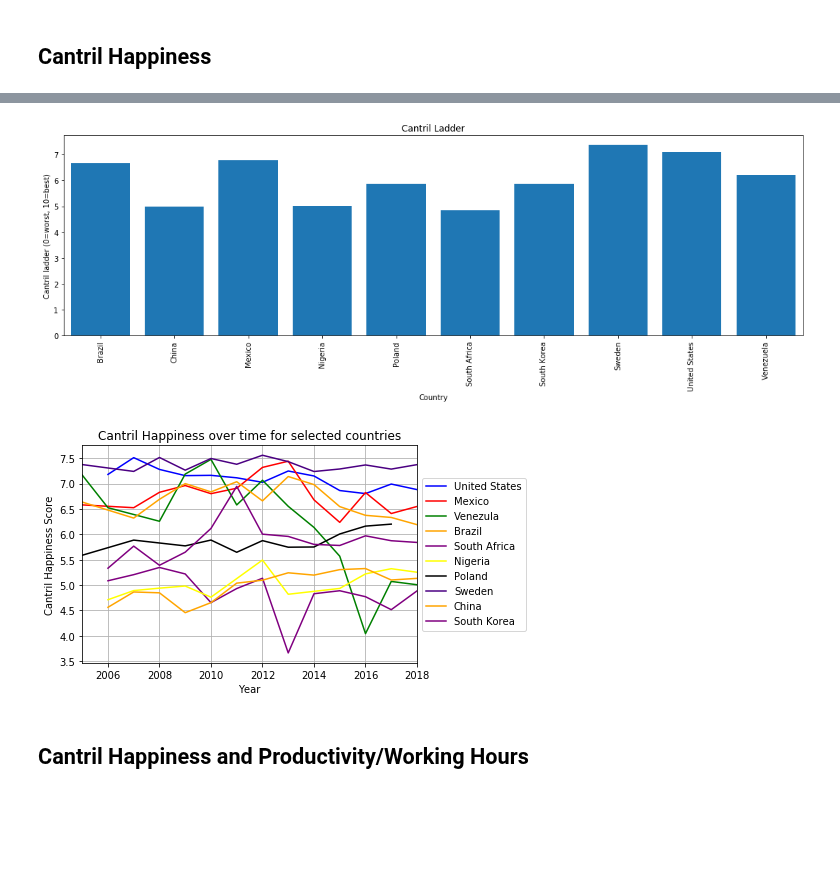
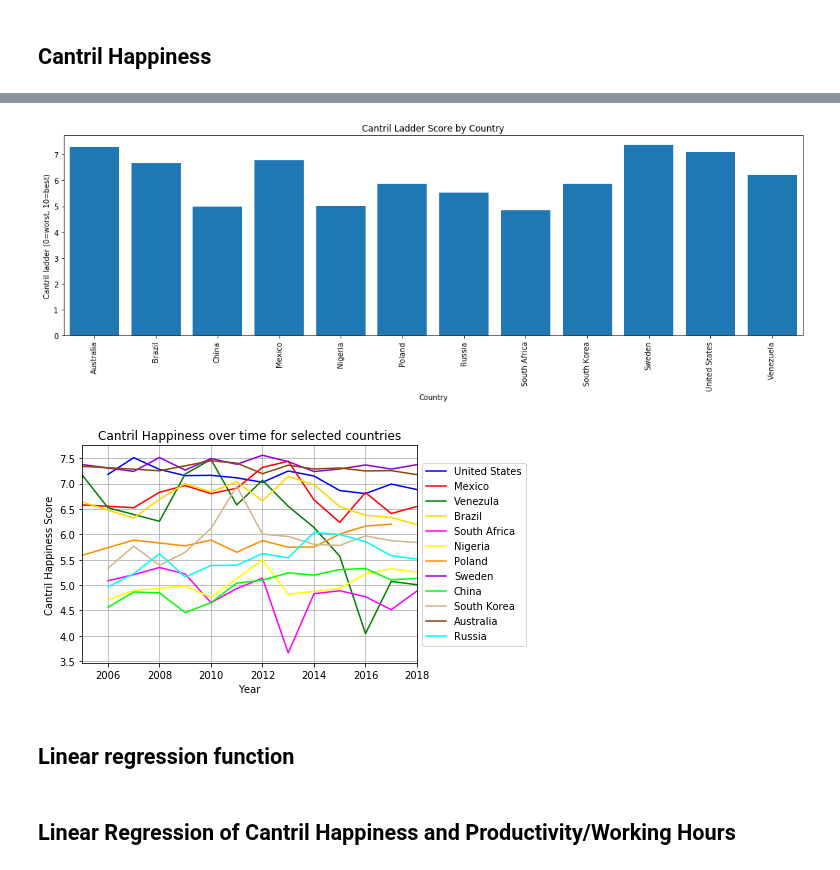
Before and after one commit to JeremyBrent/RUDS_project_1, a Jupyter notebook: Data_analysis.ipynb, the cells around one changed output, grey strips where cells are left out. Cells and saved outputs as stored; diff of their text form; code cells hidden in the pictures; blank space fills up the shorter version.

Commit message:
Cleaned World Happiness Report Data

```diff
--- a/Data_analysis.ipynb
+++ b/Data_analysis.ipynb
@@ -8,5 +8,5 @@ from scipy.stats import stats
 ## Countries List
 # %%
 # Countries we will analyze
-# We are 'randomly' picking two countries from each continent excluding Australia and Antartica.
-countries_list = ["United States","Mexico","Venezuela","Brazil","South Africa","Nigeria","Poland","Sweden","China","South Korea"]
+# We are 'randomly' picking two countries from each continent excluding Antartica.
+countries_list = ["United States","Mexico","Venezuela","Brazil","South Africa","Nigeria","Poland","Sweden","China","South Korea","Russia", "Australia" ]
@@ -105,61 +246,55 @@ data_df
 # %%
-#Obtaining and visualizing Cantril Happiness score average per chosen country
-filepath = os.path.join("Data","Life_satisfcation_and_happiness","happiness_cantril_ladder.csv")
-Cantril_hap = pd.read_csv(filepath)
-Cantril_hap  = Cantril_hap.rename(columns={"World Happiness Report 2016 (Cantril Ladder (0=worst; 10=best))":"Cantril Ladder(0=worst,10=best)"})
-
-Cantril_hap = Cantril_hap[Cantril_hap.Entity.isin(countries_list)]
-Cantril_hap_group = Cantril_hap.groupby("Entity").mean().reset_index()
-Cantril_hap_group.count()
-
-
+#Graphically displaying Average Cantril Happiness Score by country
 xlocation = [value for value in Cantril_hap_group["Entity"]]
 f, ax = plt.subplots(figsize=(18,5))
 plt.bar(Cantril_hap_group["Entity"],Cantril_hap_group["Cantril Ladder(0=worst,10=best)"])
 plt.xticks(xlocation,Cantril_hap_group["Entity"],rotation=90)
 plt.xlabel("Country")
 plt.ylabel("Cantril ladder (0=worst, 10=best)")
-plt.title("Cantril Ladder")
+plt.title("Cantril Ladder Score by Country")
 plt.xlim(-.5,len(Cantril_hap_group.Entity)-.5)
 plt.show()
 # %% [output]
-[figure, old version]
+[figure, new version]
 # %%
 # Obtaining and visualizing Cantril Happiness score over time per chosen country
-filepath = os.path.join("Data","Life_satisfcation_and_happiness","happiness_cantril_ladder.csv")
-data_df = pd.read_csv(filepath)
+Cantril_hap
 
-data_df = data_df.rename(columns={"World Happiness Report 2016 (Cantril Ladder (0=worst; 10=best))":"Cantril Ladder(0=worst,10=best)"})
-data_df = data_df[data_df.Entity.isin(countries_list)]
-countries_list = [name for name in data_df.Entity.unique()]
-years = data_df.Year
-
+countries_list = [name for name in Cantril_hap.Entity.unique()]
+years = [value for value in Cantril_hap.Year.unique()]
+years
 # Country data
-US_data = data_df.loc[data_df.Entity == "United States"]
-Mexico_data = data_df.loc[data_df.Entity == "Mexico"]
-Venezuela_data = data_df.loc[data_df.Entity == "Venezuela"]
-Brazil_data = data_df.loc[data_df.Entity == "Brazil"]
-South_Africa_data = data_df.loc[data_df.Entity == "South Africa"]
-Nigeria_data = data_df.loc[data_df.Entity == "Nigeria"]
-Poland_data = data_df.loc[data_df.Entity == "Poland"]
-Sweden_data = data_df.loc[data_df.Entity == "Sweden"]
-China_data = data_df.loc[data_df.Entity == "China"]
-South_Korea_data = data_df.loc[data_df.Entity == "South Korea"]
+US_data = Cantril_hap.loc[Cantril_hap.Entity == "United States"]
+Mexico_data = Cantril_hap.loc[Cantril_hap.Entity == "Mexico"]
+Venezuela_data = Cantril_hap.loc[Cantril_hap.Entity == "Venezuela"]
+Brazil_data = Cantril_hap.loc[Cantril_hap.Entity == "Brazil"]
+South_Africa_data = Cantril_hap.loc[Cantril_hap.Entity == "South Africa"]
+Nigeria_data = Cantril_hap.loc[Cantril_hap.Entity == "Nigeria"]
+Poland_data = Cantril_hap.loc[Cantril_hap.Entity == "Poland"]
+Sweden_data = Cantril_hap.loc[Cantril_hap.Entity == "Sweden"]
+China_data = Cantril_hap.loc[Cantril_hap.Entity == "China"]
+South_Korea_data = Cantril_hap.loc[Cantril_hap.Entity == "South Korea"]
+Australia_data = Cantril_hap.loc[Cantril_hap.Entity == "Australia"]
+Russia_data = Cantril_hap.loc[Cantril_hap.Entity == "Russia"]
 
 # Country lines
 US_line, = plt.plot(US_data.Year, US_data["Cantril Ladder(0=worst,10=best)"], color="blue", label="United States")
 Mexico_line, = plt.plot(Mexico_data.Year, Mexico_data["Cantril Ladder(0=worst,10=best)"], color="red", label="Mexico")
 Venezuela_line, = plt.plot(Venezuela_data.Year, Venezuela_data["Cantril Ladder(0=worst,10=best)"], color="green", label="Venezula")
-Brazil_line, = plt.plot(Brazil_data.Year, Brazil_data["Cantril Ladder(0=worst,10=best)"], color="orange", label="Brazil")
-South_Africa_line, = plt.plot(South_Africa_data.Year, South_Africa_data["Cantril Ladder(0=worst,10=best)"], color="purple", label="South Africa")
+Brazil_line, = plt.plot(Brazil_data.Year, Brazil_data["Cantril Ladder(0=worst,10=best)"], color="gold", label="Brazil")
+South_Africa_line, = plt.plot(South_Africa_data.Year, South_Africa_data["Cantril Ladder(0=worst,10=best)"], color="fuchsia", label="South Africa")
 Nigeria_line, = plt.plot(Nigeria_data.Year, Nigeria_data["Cantril Ladder(0=worst,10=best)"], color="yellow", label="Nigeria")
-Poland_line, = plt.plot(Poland_data.Year, Poland_data["Cantril Ladder(0=worst,10=best)"], color="black", label="Poland")
-Sweden_line, = plt.plot(Sweden_data.Year, Sweden_data["Cantril Ladder(0=worst,10=best)"], color="indigo", label="Sweden")
-China_line, = plt.plot(China_data.Year, China_data["Cantril Ladder(0=worst,10=best)"], color="orange", label="China")
-South_Korea_line, = plt.plot(South_Korea_data.Year, South_Korea_data["Cantril Ladder(0=worst,10=best)"], color="purple", label="South Korea")
+Poland_line, = plt.plot(Poland_data.Year, Poland_data["Cantril Ladder(0=worst,10=best)"], color="darkorange", label="Poland")
+Sweden_line, = plt.plot(Sweden_data.Year, Sweden_data["Cantril Ladder(0=worst,10=best)"], color="darkviolet", label="Sweden")
+China_line, = plt.plot(China_data.Year, China_data["Cantril Ladder(0=worst,10=best)"], color="lime", label="China")
+South_Korea_line, = plt.plot(South_Korea_data.Year, South_Korea_data["Cantril Ladder(0=worst,10=best)"], color="tan", label="South Korea")
+Australia_line, = plt.plot(Australia_data.Year, Australia_data["Cantril Ladder(0=worst,10=best)"], color="saddlebrown", label="Australia")
+Russia_line, = plt.plot(Russia_data.Year, Russia_data["Cantril Ladder(0=worst,10=best)"], color="cyan", label="Russia")
 
 
-plt.legend(handles=[US_line,Mexico_line,Venezuela_line,Brazil_line,South_Africa_line,Nigeria_line,Poland_line,Sweden_line,China_line,South_Korea_line], loc="center left", bbox_to_anchor=(1,.5))
+
+#Displaying Cantril happiness over time for the selected 10 countries mentioned above.
+plt.legend(handles=[US_line,Mexico_line,Venezuela_line,Brazil_line,South_Africa_line,Nigeria_line,Poland_line,Sweden_line,China_line,South_Korea_line,Australia_line,Russia_line], loc="center left", bbox_to_anchor=(1,.5))
 plt.xlim(min(years),max(years))
 plt.title("Cantril Happiness over time for selected countries")
 plt.xlabel("Year")
@@ -167,4 +302,6 @@ plt.ylabel("Cantril Happiness Score")
 plt.grid()
 plt.show()
 # %% [output]
-[figure, old version]
+[figure, new version]
+# %% [markdown]
+## Linear regression function
@@ -171,5 +325,5 @@ plt.show()
 # %% [markdown]
-## Cantril Happiness and Productivity/Working Hours
+## Linear Regression of Cantril Happiness and Productivity/Working Hours
 # %%
 merged_df = pd.merge(Cantril_hap,productivity_df)
 merged_df
```
Also changed, not shown: parts of 18 cells of this notebook.
